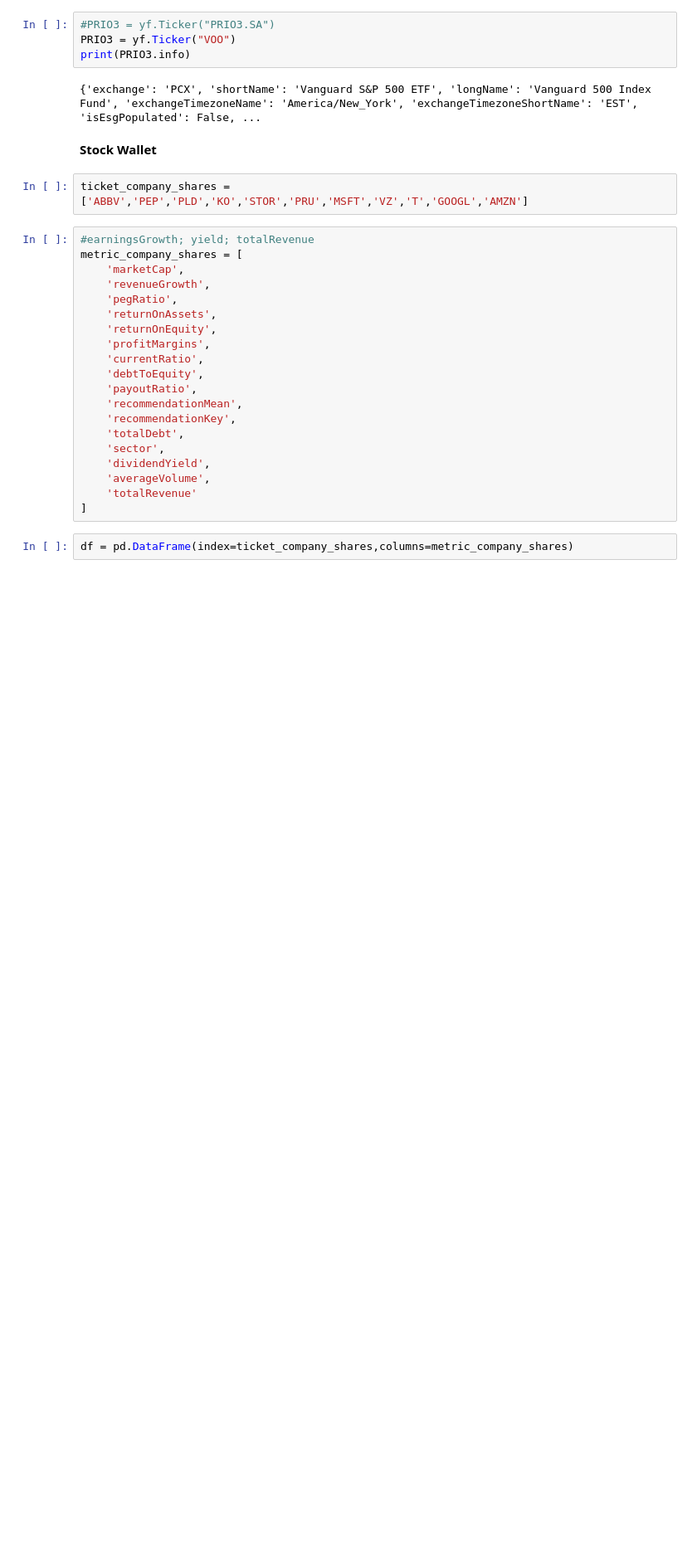
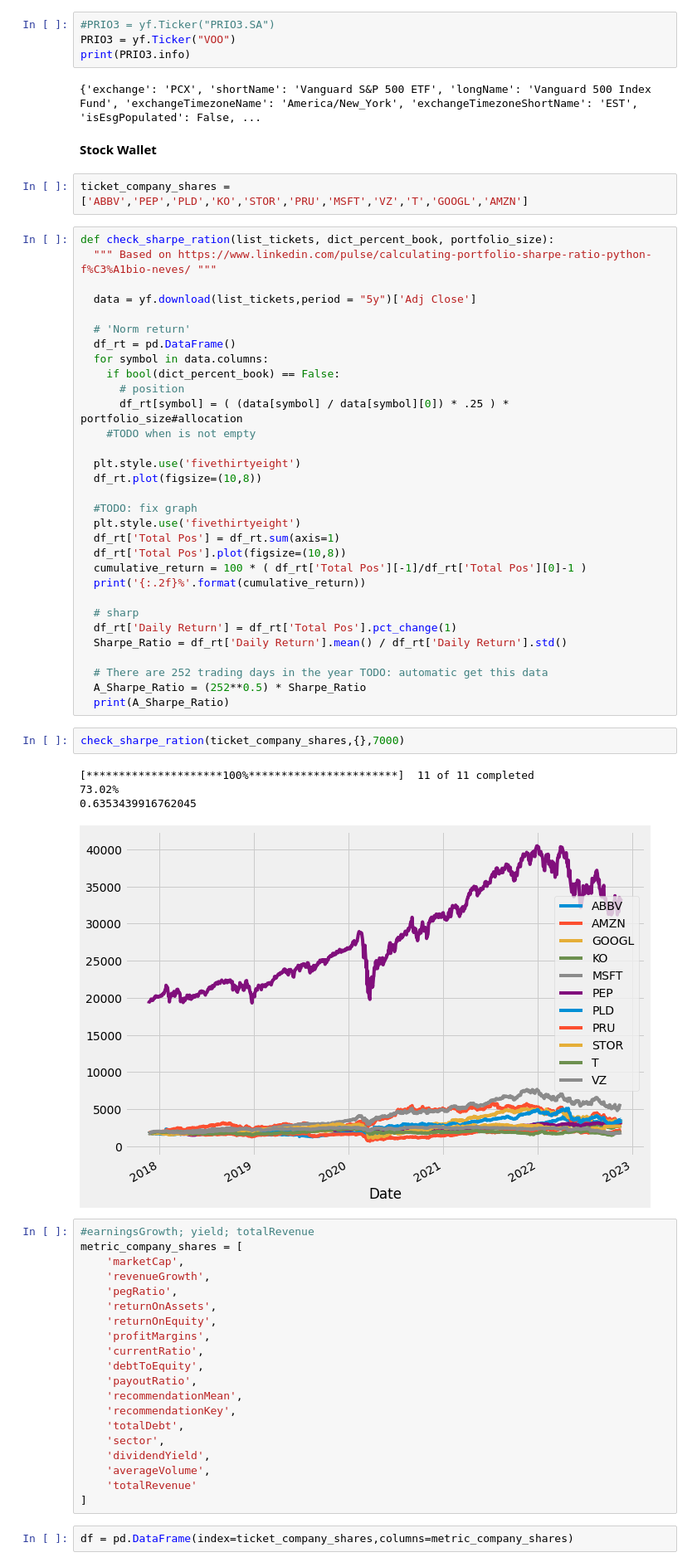
Before and after one commit to hbgit/walletstockanalysis, a Jupyter notebook: ReviewMyWalletStonks_v2.ipynb, the cells around one changed output. Shown: that part at 83% size. Saved outputs shown, nothing was run; the diff lists cells and outputs as text; blank space fills up the shorter version.

Commit message:
Add calc for sharpe ratio

```diff
--- a/ReviewMyWalletStonks_v2.ipynb
+++ b/ReviewMyWalletStonks_v2.ipynb
@@ -40,6 +40,44 @@ print(PRIO3.info)
 **Stock Wallet**
 # %%
 ticket_company_shares = ['ABBV','PEP','PLD','KO','STOR','PRU','MSFT','VZ','T','GOOGL','AMZN']
+# %%
+def check_sharpe_ration(list_tickets, dict_percent_book, portfolio_size):
+  """ Based on https://www.linkedin.com/pulse/calculating-portfolio-sharpe-ratio-python-f%C3%A1bio-neves/ """
+
+  data = yf.download(list_tickets,period = "5y")['Adj Close']
+
+  # 'Norm return'
+  df_rt = pd.DataFrame()
+  for symbol in data.columns:
+    if bool(dict_percent_book) == False:
+      # position
+      df_rt[symbol] = ( (data[symbol] / data[symbol][0]) * .25 ) * portfolio_size#allocation
+    #TODO when is not empty
+
+  plt.style.use('fivethirtyeight')
+  df_rt.plot(figsize=(10,8))
+
+  #TODO: fix graph
+  plt.style.use('fivethirtyeight')
+  df_rt['Total Pos'] = df_rt.sum(axis=1)
+  df_rt['Total Pos'].plot(figsize=(10,8))
+  cumulative_return = 100 * ( df_rt['Total Pos'][-1]/df_rt['Total Pos'][0]-1 )
+  print('{:.2f}%'.format(cumulative_return))
+
+  # sharp
+  df_rt['Daily Return'] = df_rt['Total Pos'].pct_change(1)
+  Sharpe_Ratio = df_rt['Daily Return'].mean() / df_rt['Daily Return'].std()
+
+  # There are 252 trading days in the year TODO: automatic get this data
+  A_Sharpe_Ratio = (252**0.5) * Sharpe_Ratio
+  print(A_Sharpe_Ratio)
+# %%
+check_sharpe_ration(ticket_company_shares,{},7000)
+# %% [output]
+[*********************100%***********************]  11 of 11 completed
+73.02%
+0.6353439916762045
+[figure, added]
 # %%
 #earningsGrowth; yield; totalRevenue
 metric_company_shares = [
```
Also changed, not shown: parts of 1 cell of this notebook.
